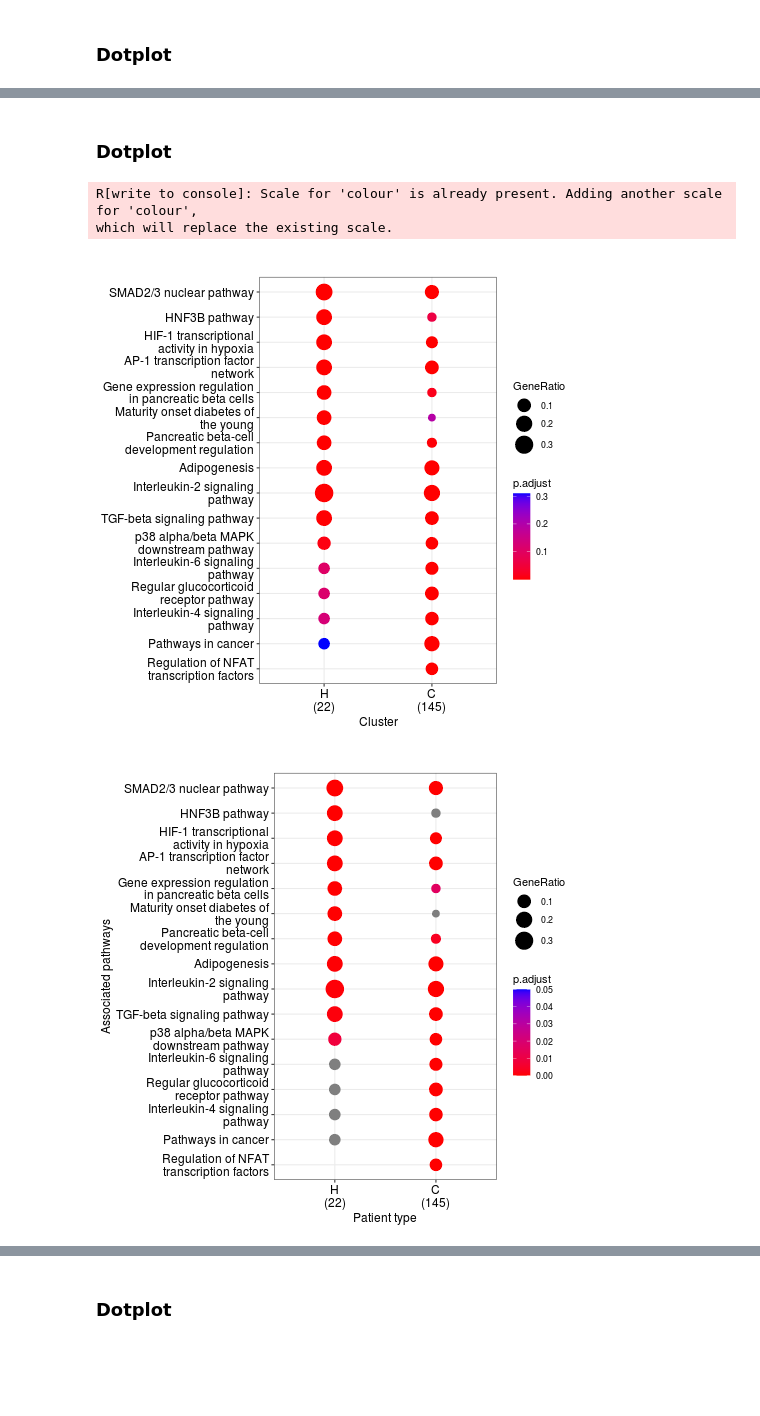
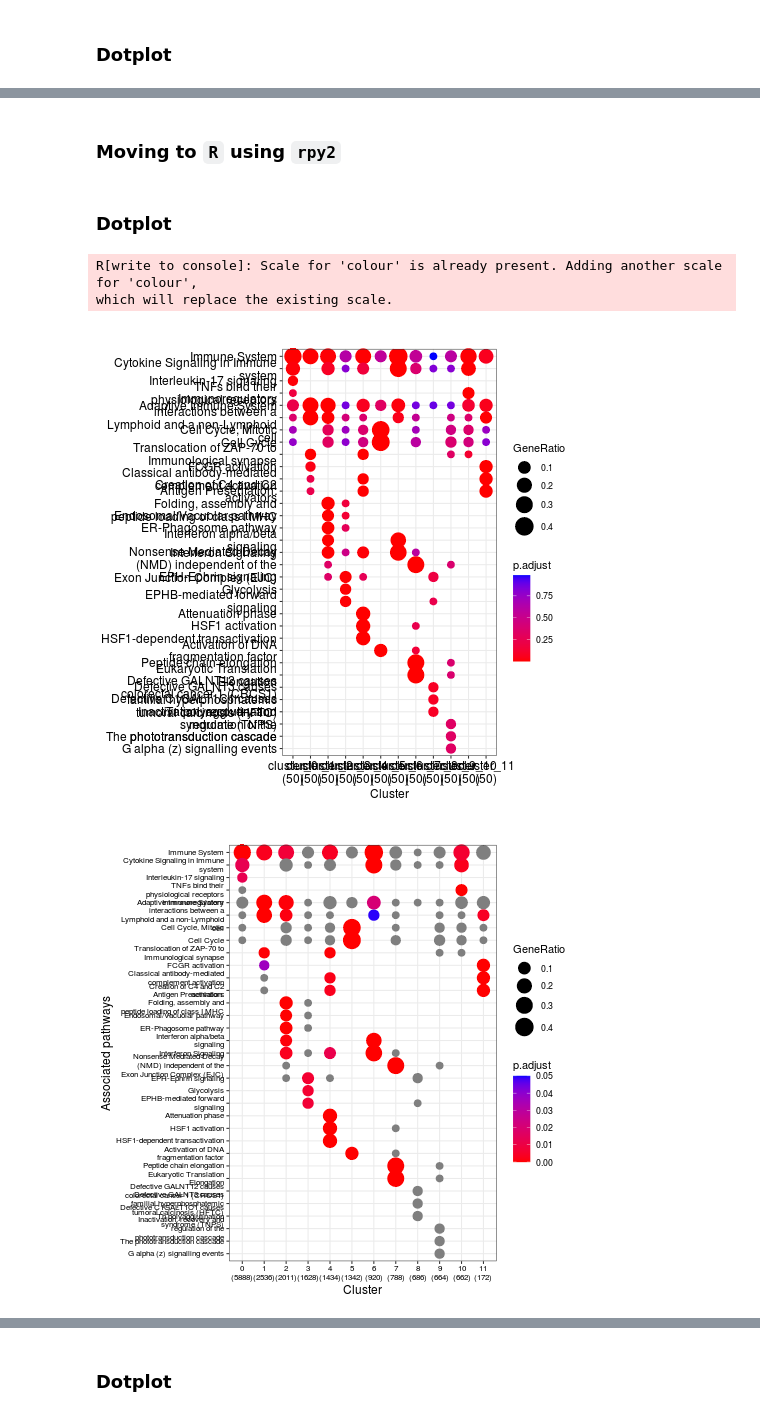
Before and after one commit to masyahook/scGRN, a Jupyter notebook: notebooks/GRNBoost2_Enrichment_analysis.ipynb, the cells around one changed output, grey strips where cells are left out. Saved outputs shown, nothing was run; the diff lists cells and outputs as text; code cells hidden in the pictures; blank space fills up the shorter version.

```diff
--- a/notebooks/GRNBoost2_Enrichment_analysis.ipynb
+++ b/notebooks/GRNBoost2_Enrichment_analysis.ipynb
@@ -510,10 +634,0 @@ R[write to console]: Saving 6.67 x 6.67 in image
-# %%
-types = ['H', 'C']
-genes = {
-    'H': 'RFX5 MYC BHLHE40 ATF3 TFAP2C BCL6 ZEB2 GATA2 HNF4A ZBTB7A CREB1 FOXA2 FOXP1 ZNF24 FOXP2 MXI1 HBP1 SNAI2 ELF5 SREBF2 E2F4 HNF1A'.split(' '),
-    'C': 'STAT2 IRF9 IRF1 STAT1 IRF2 FOXL2 IKZF1 KLF6 REL ELF1 RELA STAT3 ATF2 NFKB1 JUN HIF1A SMAD1 NFATC1 ZNF384 BATF STAT6 RUNX1 FOXO4 AHR RELB RBPJ KLF9 KLF1 JUNB ZNF217 NFE2L2 ARID3A PAX5 NFE2 MEF2A TBP ZNF740 SRF CEBPB SMAD4 IRF4 ELK1 EPAS1 CUX1 THAP1 ELK4 NEUROD1 KLF4 TCF7 KDM5B SP3 SMAD3 MAFF FOXO3 ETS2 ETV1 TP53 OTX2 ETS1 ELF3 ESR1 ZKSCAN1 PKNOX1 PROX1 FOSL2 ATF1 TFAP2A PRDM14 RXRA BCL11A SOX13 TP63 SP2 PBX2 E2F1 FLI1 PBX3 MEF2B FOSL1 ERG SOX6 CTCFL MYB WT1 VDR FOXM1 ZNF592 ARNTL TFAP4 YY1 LEF1 TWIST1 E2F3 FOXA1 SIX2 MAZ MAFB CREB3 SPIB ZBTB11 RARA PPARA TP73 PRDM1 GFI1B MAFG CLOCK USF1 MAX TAL1 NCOA2 LYL1 GABPA EBF1 TCF12 NCOA1 ATF4 MAF FOXK2 TCF3 NCOA3 E2F7 BACH1 FOXO1 CREB3L1 TEAD2 ZNF143 FOS GRHL2 USF2 NR4A1 TBX21 CEBPG IRF3 HSF1 TEAD4 ARID2 ATF6 SP4 POU2F2 ZFX CREM STAT5A SPI1 NR1H2'.split(' ')
-}
-dfs = {}
-for t in types:
-    dfs[t] = pd.read_csv(f'tmp/Macrophage_{t}_2_groups.txt', sep='\t')
-dfs['C'].head()
@@ -577,25 +744,47 @@ p
+# %% [markdown]
+### Moving to `R` using `rpy2`
 # %%
-%%R -i final_df
+%%R -i final_df,processed_types,num_nodes_per_cluster,fig_home,cell_type
+
+# Define some useful functions
+get_cl_from_tick <- function (x) substr(x, 1, as.integer(gregexpr('\n', x)) - 1)
+cl_name_to_int <- function (x) substr(x, as.integer(gregexpr('_', x)) + 1, nchar(x))
+
+processed_types = unlist(processed_types)
 
 egos <- list()
-for (group in c('H', 'C')){
+for (group in processed_types){
     df <- final_df[final_df['type'] == group,]
     egos[[group]] <- enrichDF2enrichResult(df, keyColname='ID', descriptionColname='Term', geneRatioColname='Ratio', geneColname='Genes', pvalueColname='p.adjust')
 }
 
-ck <- merge_result(list(H=egos[['H']], C=egos[['C']]))
+merge_cmd = ""
+for (t in processed_types){
+    merge_cmd = paste0(merge_cmd, sprintf("%s=egos[['%s']], ", t, t))
+}
+
+merge_cmd = sprintf("merge_result(list(%s))", substr(merge_cmd, 1, nchar(merge_cmd) - 2))
+
+ck <- eval(parse(text=merge_cmd))
 ck@fun <- 'enrichGO'
 # %% [markdown]
 ### Dotplot
 # %%
-%%R -i top_n
-p <- dotplot(ck, showCategory=10) + labs(y = 'Associated pathways', x = 'Patient type') +
-    scale_color_gradient(limit = c(0, 0.05), high = "blue", low = "red")
-ggsave(p, filename='tmp/dotplot_enrichr.pdf', width=7, height=8)
+%%R
+p <- dotplot(ck, showCategory=3) +
+    labs(y = 'Associated pathways', x = 'Cluster') +
+    scale_color_gradient(limit = c(0, 0.05), high = "blue", low = "red") +
+    theme(axis.text.y = element_text(size = 8), axis.text.x = element_text(size=8))
+
+new_ticks <- lapply(ggplot_build(p)$layout$panel_params[[1]]$x.sec$scale$range$range,
+                    function (x) paste0(cl_name_to_int(get_cl_from_tick(x)), '\n', sprintf('(%s)', num_nodes_per_cluster[[get_cl_from_tick(x)]])))
+p <- p + scale_x_discrete(labels=new_ticks)
+
+# ggsave(p, filename=sprintf('%s/dotplot_enrichr_community_%s.pdf', fig_home, cell_type), width=7, height=8)
 p
 # %% [output]
 R[write to console]: Scale for 'colour' is already present. Adding another scale for 'colour',
 which will replace the existing scale.
-[figure, old version]
+[figure, new version]
-[figure, old version]
+[figure, new version]
 # %% [markdown]
```
Also changed, not shown: parts of 130 cells of this notebook, 5 other files.
